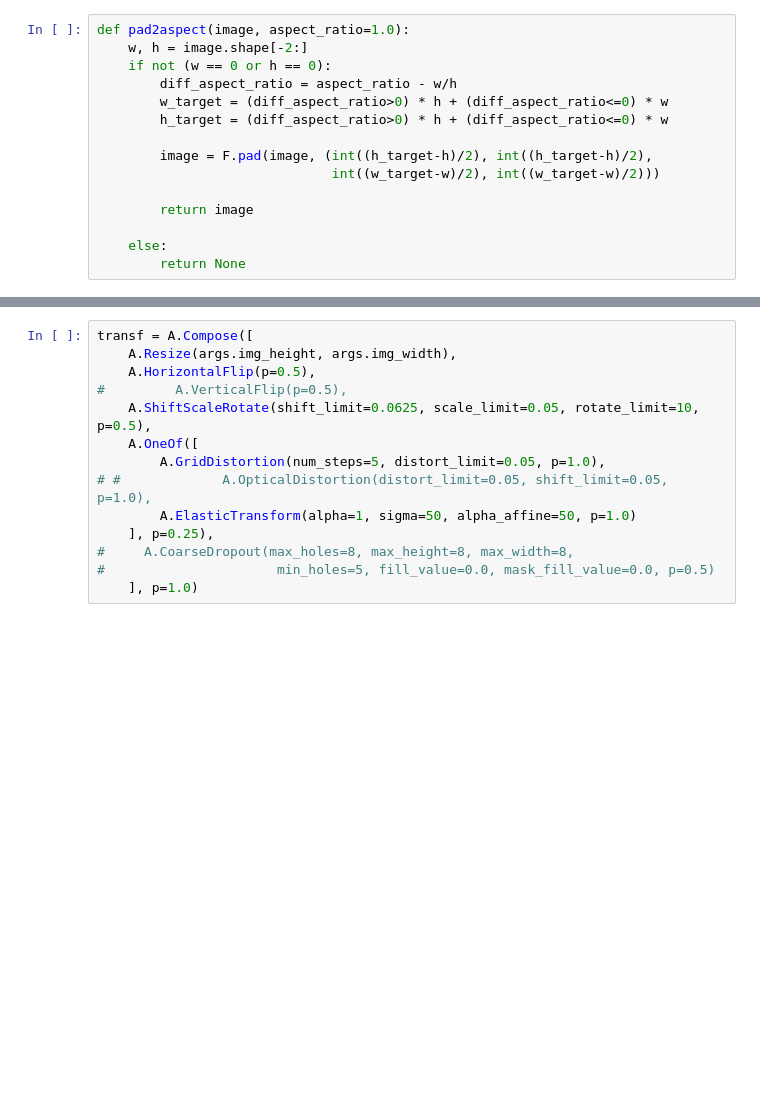
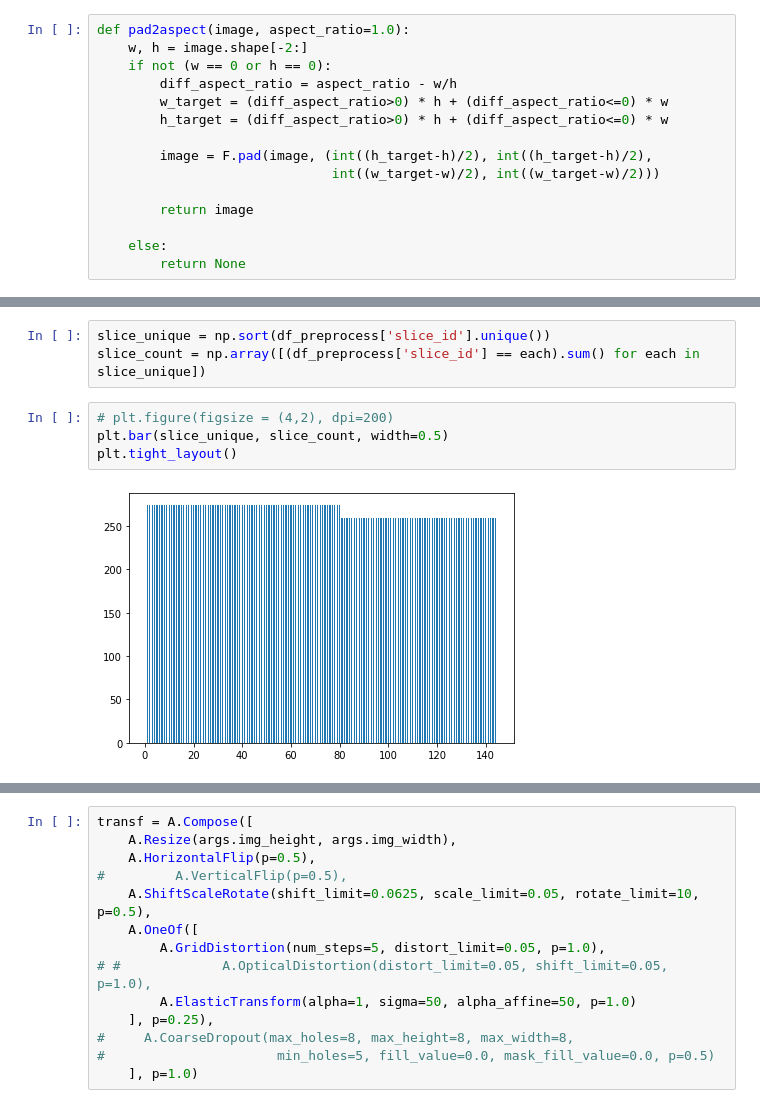
Before and after one commit to ramajoballester/mil_deeplearning, a Jupyter notebook: 4_aplicaciones.ipynb, the cells around one changed output, grey strips where cells are left out. Cells and saved outputs as stored; diff of their text form; blank space fills up the shorter version.

```diff
--- a/4_aplicaciones.ipynb
+++ b/4_aplicaciones.ipynb
@@ -355,0 +408,9 @@ def test(model, dataloader, device, loss_fn, metrics_fn=None):
+# %%
+slice_unique = np.sort(df_preprocess['slice_id'].unique())
+slice_count = np.array([(df_preprocess['slice_id'] == each).sum() for each in slice_unique])
+# %%
+# plt.figure(figsize = (4,2), dpi=200)
+plt.bar(slice_unique, slice_count, width=0.5)
+plt.tight_layout()
+# %% [output]
+[figure, added]
```
Also changed, not shown: parts of 40 cells of this notebook.
